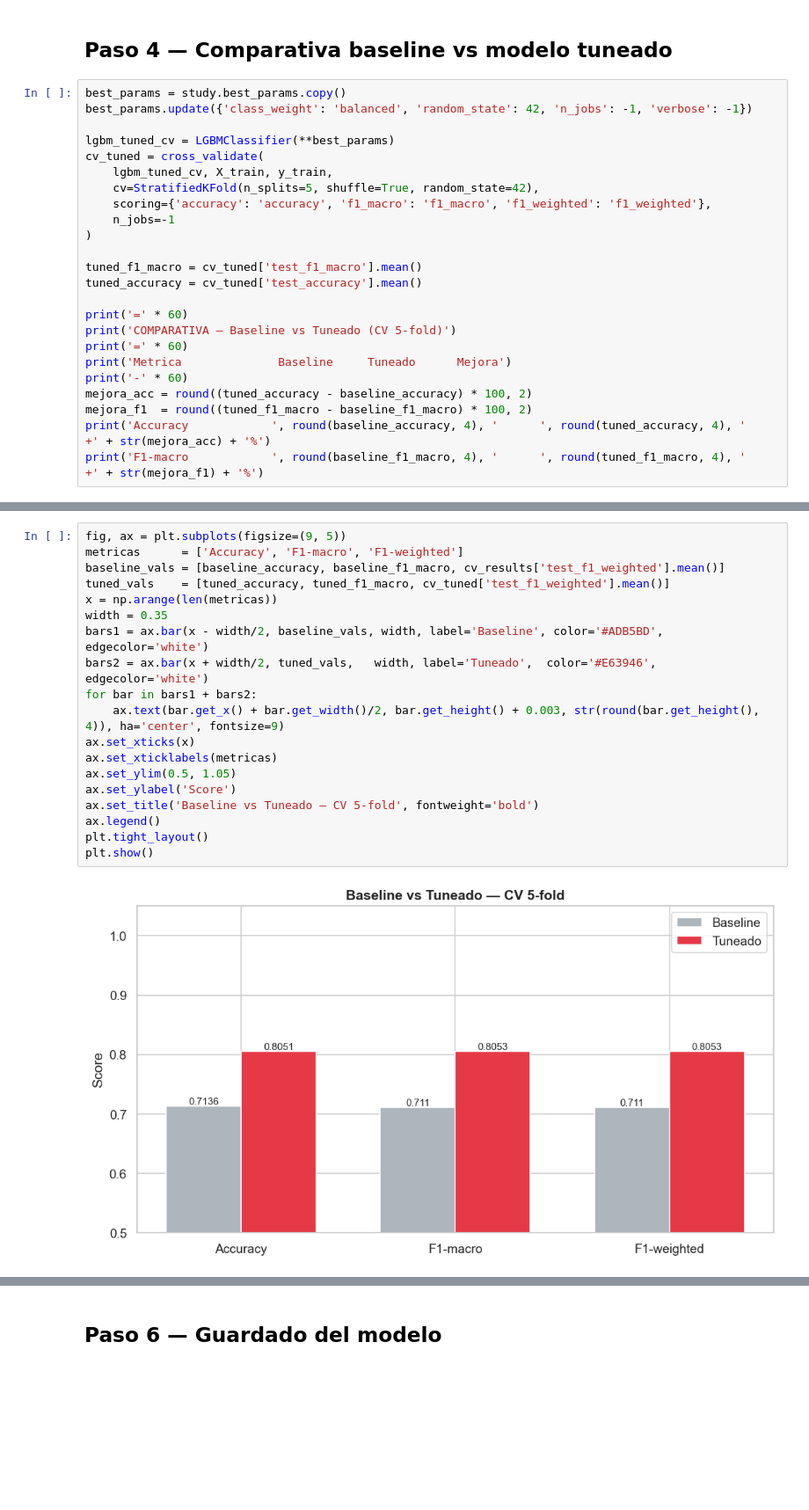
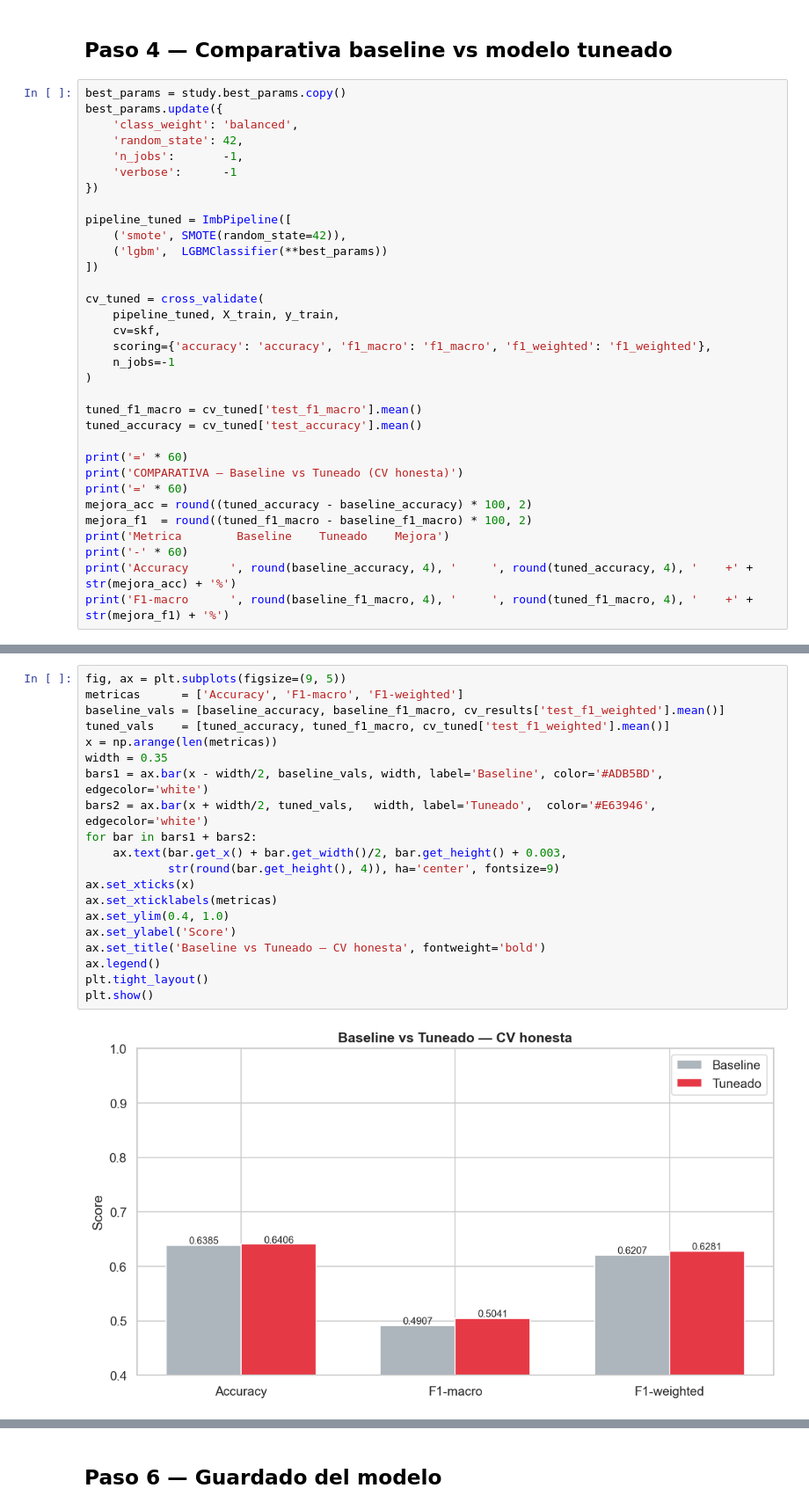
Before and after one commit to Bootcamp-IA-P6/Proyecto7_Equipo3_Multiclase, a Jupyter notebook: notebooks/03_lightgbm.ipynb, the cells around one changed output, grey strips where cells are left out. Shown at 88% size. Drawn from its saved outputs; the diff is of its cells as text; blank space fills up the shorter version.

```diff
--- a/notebooks/03_lightgbm.ipynb
+++ b/notebooks/03_lightgbm.ipynb
@@ -254,12 +282,21 @@ plt.show()
 ## Paso 4 — Comparativa baseline vs modelo tuneado
 # %%
 best_params = study.best_params.copy()
-best_params.update({'class_weight': 'balanced', 'random_state': 42, 'n_jobs': -1, 'verbose': -1})
+best_params.update({
+    'class_weight': 'balanced',
+    'random_state': 42,
+    'n_jobs':       -1,
+    'verbose':      -1
+})
 
-lgbm_tuned_cv = LGBMClassifier(**best_params)
+pipeline_tuned = ImbPipeline([
+    ('smote', SMOTE(random_state=42)),
+    ('lgbm',  LGBMClassifier(**best_params))
+])
+
 cv_tuned = cross_validate(
-    lgbm_tuned_cv, X_train, y_train,
-    cv=StratifiedKFold(n_splits=5, shuffle=True, random_state=42),
+    pipeline_tuned, X_train, y_train,
+    cv=skf,
     scoring={'accuracy': 'accuracy', 'f1_macro': 'f1_macro', 'f1_weighted': 'f1_weighted'},
     n_jobs=-1
 )
@@ -268,13 +305,13 @@ tuned_f1_macro = cv_tuned['test_f1_macro'].mean()
 tuned_accuracy = cv_tuned['test_accuracy'].mean()
 
 print('=' * 60)
-print('COMPARATIVA — Baseline vs Tuneado (CV 5-fold)')
+print('COMPARATIVA — Baseline vs Tuneado (CV honesta)')
 print('=' * 60)
-print('Metrica              Baseline     Tuneado      Mejora')
-print('-' * 60)
 mejora_acc = round((tuned_accuracy - baseline_accuracy) * 100, 2)
 mejora_f1  = round((tuned_f1_macro - baseline_f1_macro) * 100, 2)
-print('Accuracy            ', round(baseline_accuracy, 4), '      ', round(tuned_accuracy, 4), '     +' + str(mejora_acc) + '%')
-print('F1-macro            ', round(baseline_f1_macro, 4), '      ', round(tuned_f1_macro, 4), '     +' + str(mejora_f1) + '%')
+print('Metrica        Baseline    Tuneado    Mejora')
+print('-' * 60)
+print('Accuracy      ', round(baseline_accuracy, 4), '     ', round(tuned_accuracy, 4), '    +' + str(mejora_acc) + '%')
+print('F1-macro      ', round(baseline_f1_macro, 4), '     ', round(tuned_f1_macro, 4), '    +' + str(mejora_f1) + '%')
 # %% [output]
 ============================================================
@@ -287,24 +324,25 @@ F1-macro             0.711        0.8053      +9.43%
 # %%
 fig, ax = plt.subplots(figsize=(9, 5))
 metricas      = ['Accuracy', 'F1-macro', 'F1-weighted']
 baseline_vals = [baseline_accuracy, baseline_f1_macro, cv_results['test_f1_weighted'].mean()]
 tuned_vals    = [tuned_accuracy, tuned_f1_macro, cv_tuned['test_f1_weighted'].mean()]
 x = np.arange(len(metricas))
 width = 0.35
 bars1 = ax.bar(x - width/2, baseline_vals, width, label='Baseline', color='#ADB5BD', edgecolor='white')
 bars2 = ax.bar(x + width/2, tuned_vals,   width, label='Tuneado',  color='#E63946', edgecolor='white')
 for bar in bars1 + bars2:
-    ax.text(bar.get_x() + bar.get_width()/2, bar.get_height() + 0.003, str(round(bar.get_height(), 4)), ha='center', fontsize=9)
+    ax.text(bar.get_x() + bar.get_width()/2, bar.get_height() + 0.003,
+            str(round(bar.get_height(), 4)), ha='center', fontsize=9)
 ax.set_xticks(x)
 ax.set_xticklabels(metricas)
-ax.set_ylim(0.5, 1.05)
+ax.set_ylim(0.4, 1.0)
 ax.set_ylabel('Score')
-ax.set_title('Baseline vs Tuneado — CV 5-fold', fontweight='bold')
+ax.set_title('Baseline vs Tuneado — CV honesta', fontweight='bold')
 ax.legend()
 plt.tight_layout()
 plt.show()
 # %% [output]
-[figure, old version]
+[figure, new version]
 # %% [markdown]
 ## Paso 5 — Metricas finales con foco en clase urgencia
 
```
Also changed, not shown: parts of 22 cells of this notebook, 3 other files.
